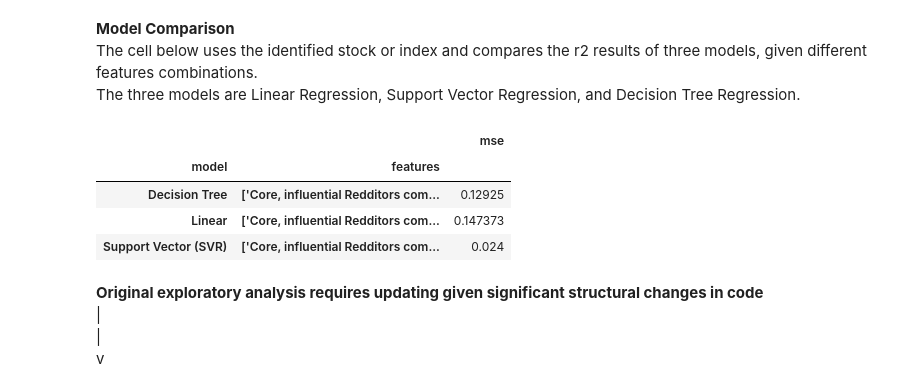
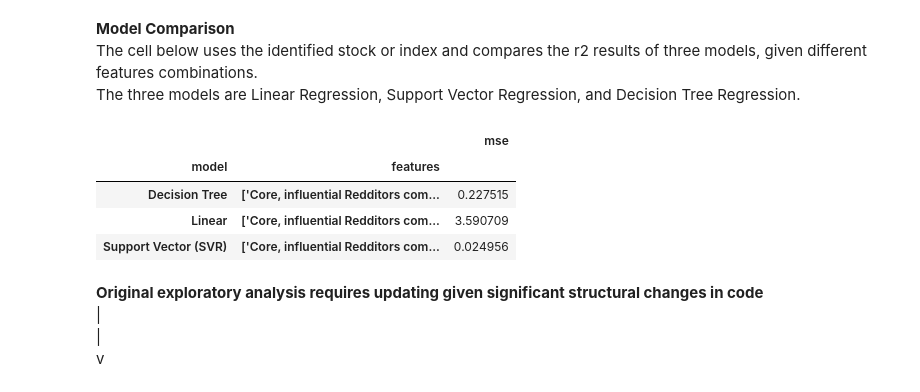
Before and after one commit to carldebski/mads_milestone_II, a Jupyter notebook: cdebski_milestone_II/model_comparison.ipynb, the cells around one changed output. Saved outputs shown, nothing was run; the diff lists cells and outputs as text; code cells hidden in the pictures.

Commit message:
update features to include lag selection

```diff
--- a/cdebski_milestone_II/model_comparison.ipynb
+++ b/cdebski_milestone_II/model_comparison.ipynb
@@ -10,43 +11,37 @@ The three models are Linear Regression, Support Vector Regression, and Decision
 # %%
 from daily_stock_price import get_stock_prices
 from supervised_data_prep import pre_process_data, feature_selection
 from supervised_modeling import model_comparison
 
 # identify the ticker for the selected stock / index
-# list feature groups to be used as training data for the model comparison
 TICKER = 'GME'
-#FEATURES = [['Core, influential Redditors community talking about Diamond Hands, Trading GME'],
-#            ['Core, influential Redditors community talking about GME Observations (Price, Volume, Holders, etc.)'],
-#            ['all']]
 
 # retrive training and test reddit data for model comparison and scoring (note: validation set is not included in data below, data > Sept30th)
 df_communites = pd.read_csv('../koigawa_milestone_II/community_output_gme_train.csv')
 df_topics = pd.read_csv('../smoilanen_milestone_II/df_train.csv')
-#print(df_communites['community_label_str'].unique())
-#print(df_topics['topic'].unique())
 
 # retrive stock prices for the same time period as above
 MIN_DATE = df_communites['date'].min()[:10]
 MAX_DATE = df_communites['date'].max()[:10]
 df_prices = get_stock_prices(TICKER, start=MIN_DATE, end=MAX_DATE)
 
 # data from market and reddit is combined, cleaned
 # selections for feature shifting, rolling average, or stock price edits can be made here
-df_pre_processed = pre_process_data(df_prices, df_communites, df_topics, MIN_DATE, MAX_DATE, TICKER, shift=0, rolling_avg=0, stock_price='log')
+df_pre_processed = pre_process_data(df_prices, df_communites, df_topics, MIN_DATE, MAX_DATE, TICKER, shift=1, rolling_avg=0, stock_price='log')
 
-# select the top 5 features based on their correlation with the target variable
-FEATURES = [feature_selection(df_pre_processed, TICKER)[:5]]
+# select the top 10 features based on their correlation with the target variable
+FEATURES = [feature_selection(df_pre_processed, TICKER)[:10]]
 
 # compare three models using different feature selections
 results = model_comparison(df_pre_processed, TICKER, features=FEATURES)
 results = results.groupby(['model', 'features'])['mse'].mean().to_frame()
 results
 # %% [output]
 |  |  | mse |
 | model | features |  |
-| Decision Tree | ['Core, influential Redditors com... | 0.12925 |
-| Linear | ['Core, influential Redditors com... | 0.147373 |
-| Support Vector (SVR) | ['Core, influential Redditors com... | 0.024 |
+| Decision Tree | ['Core, influential Redditors com... | 0.227515 |
+| Linear | ['Core, influential Redditors com... | 3.590709 |
+| Support Vector (SVR) | ['Core, influential Redditors com... | 0.024956 |
 # %% [markdown]
 **Original exploratory analysis requires updating given significant structural changes in code**\
 |\
```
Also changed, not shown: parts of 1 cell of this notebook, 1 other file.
